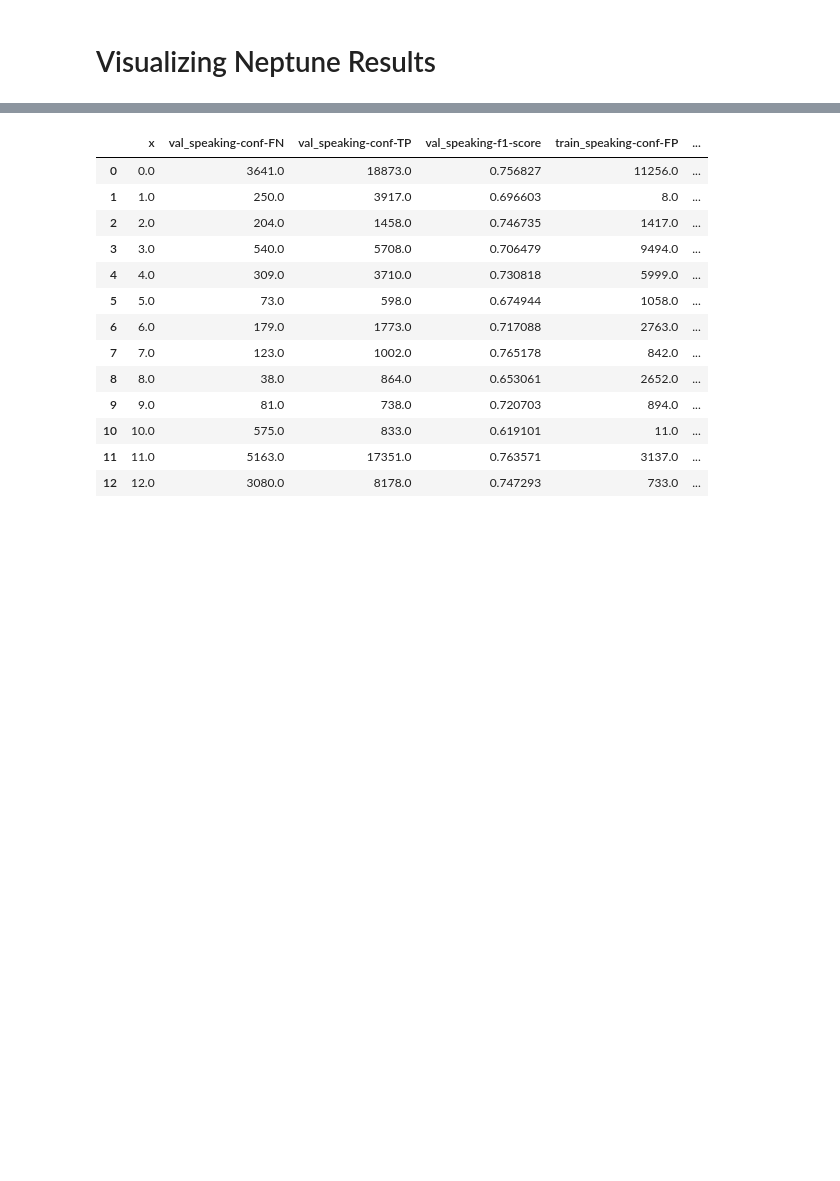
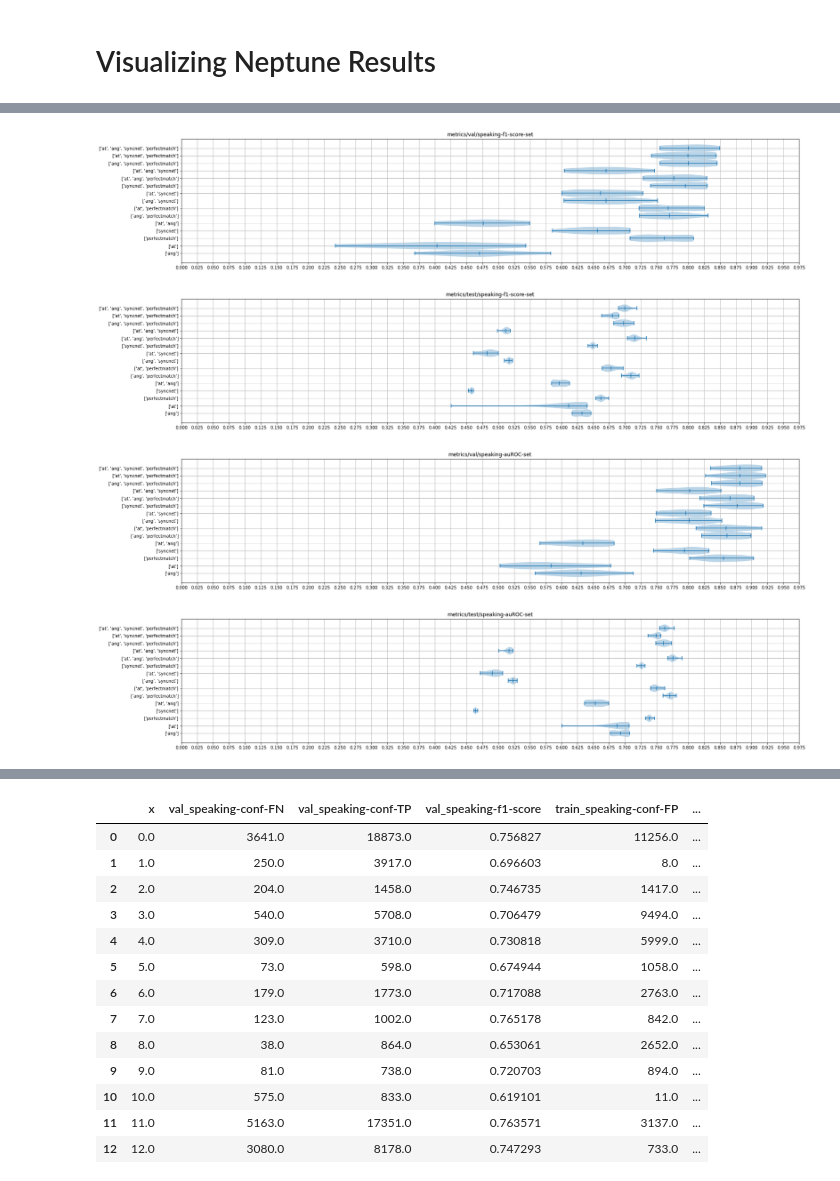
Before and after one commit to interaction-lab/modeling-pipeline, a Jupyter notebook: examples/active_speaker/analyze-results.ipynb, the cells around one changed output, grey strips where cells are left out. Saved outputs shown, nothing was run; the diff lists cells and outputs as text; code cells hidden in the pictures; blank space fills up the shorter version.

```diff
--- a/examples/active_speaker/analyze-results.ipynb
+++ b/examples/active_speaker/analyze-results.ipynb
@@ -144,0 +166,9 @@ DecodeError: It is required that you pass in a value for the "algorithms" argume
+# %%
+# xgb_25_table = get_table("xgb", "25", metrics)
+for m in metrics:
+    plot_table(xgb_25_table,m+"-set")
+# %% [output]
+[figure, added]
+[figure, added]
+[figure, added]
+[figure, added]
```
Also changed, not shown: parts of 23 cells of this notebook, 3 other files.
